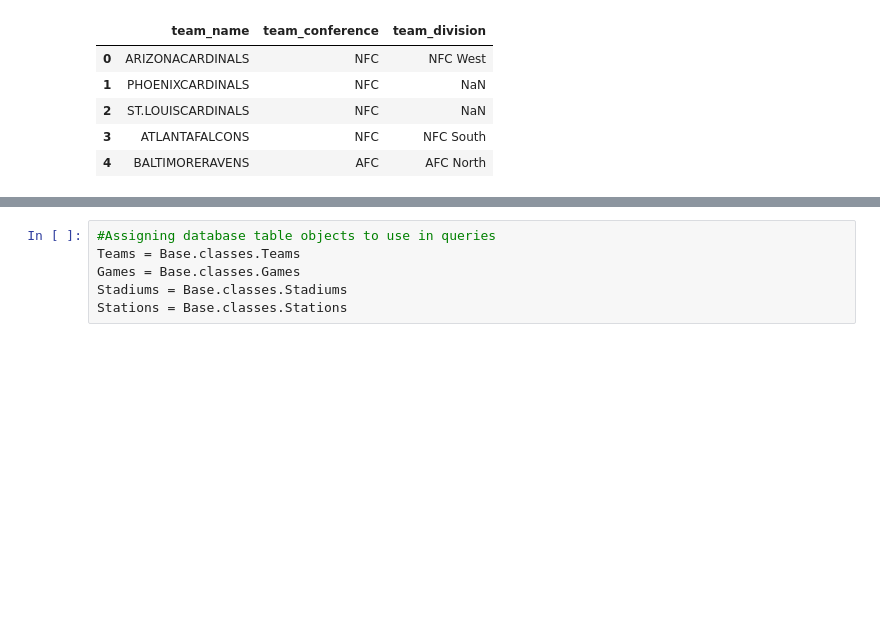
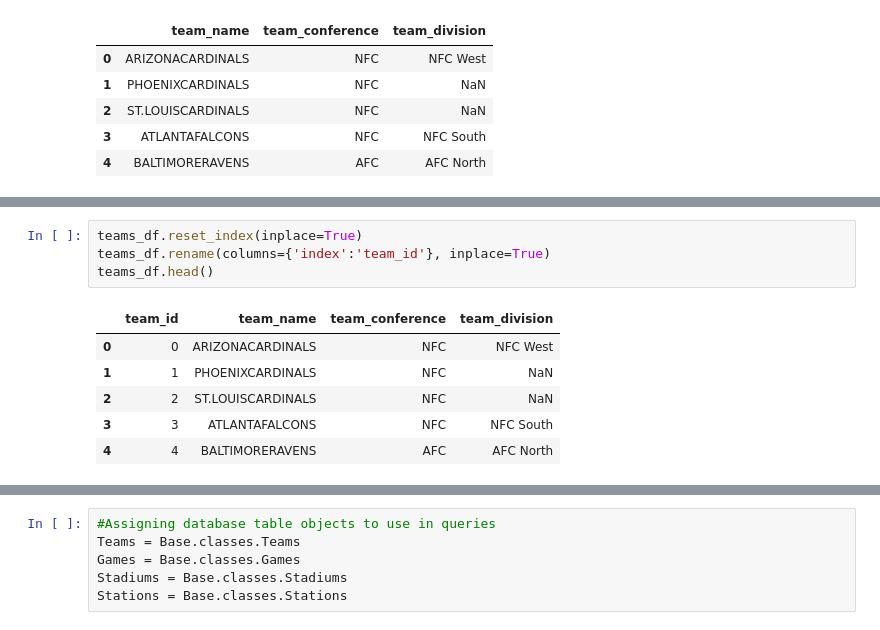
Before and after one commit to KevinKillman/ETL-Project, a Jupyter notebook: main_program.ipynb, the cells around one changed output, grey strips where cells are left out. Saved outputs shown, nothing was run; the diff lists cells and outputs as text; blank space fills up the shorter version.

```diff
--- a/main_program.ipynb
+++ b/main_program.ipynb
@@ -195,0 +199,11 @@ teams_df.columns = column_list
+# %%
+teams_df.reset_index(inplace=True)
+teams_df.rename(columns={'index':'team_id'}, inplace=True)
+teams_df.head()
+# %% [output]
+|  | team_id | team_name | team_conference | team_division |
+| 0 | 0 | ARIZONACARDINALS | NFC | NFC West |
+| 1 | 1 | PHOENIXCARDINALS | NFC | NaN |
+| 2 | 2 | ST.LOUISCARDINALS | NFC | NaN |
+| 3 | 3 | ATLANTAFALCONS | NFC | NFC South |
+| 4 | 4 | BALTIMORERAVENS | AFC | AFC North |
```
Also changed, not shown: parts of 7 cells of this notebook, 2 other files.
